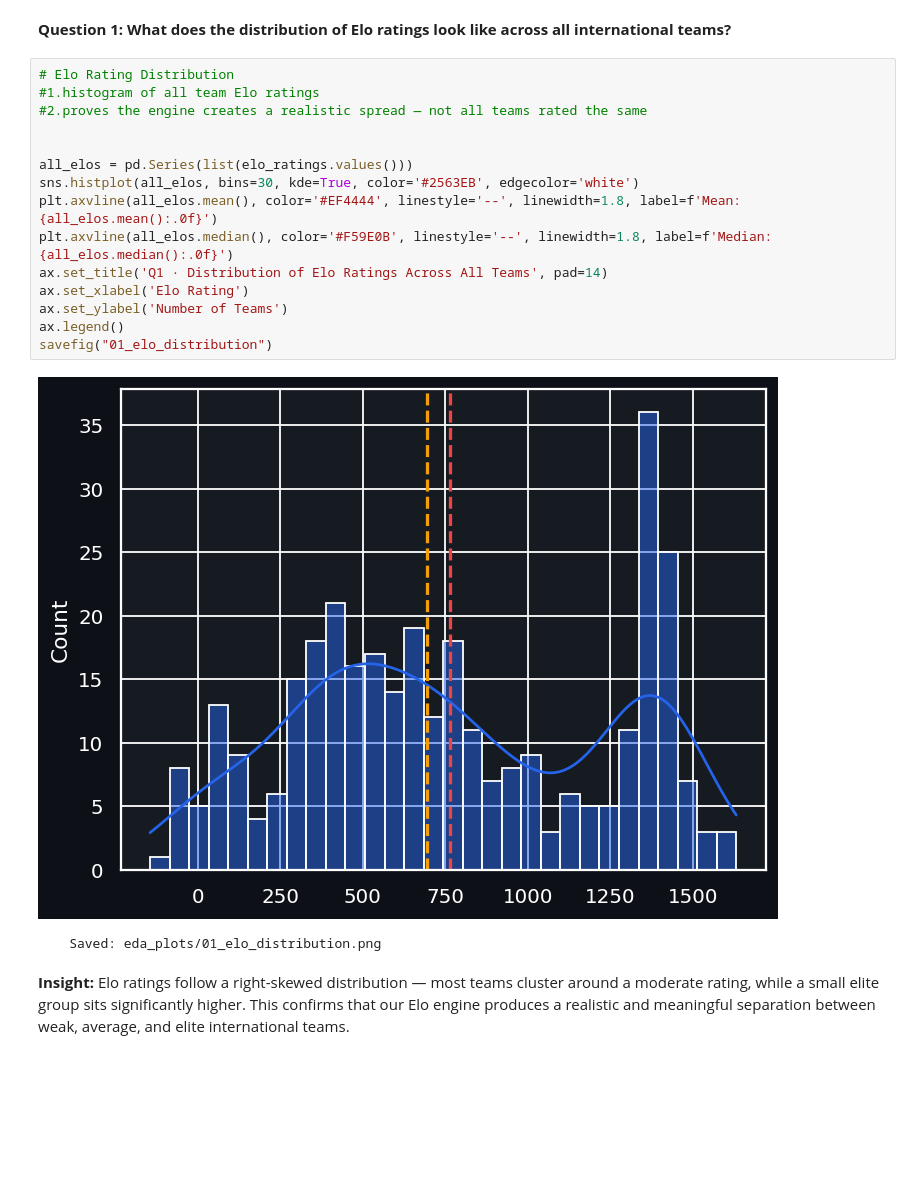
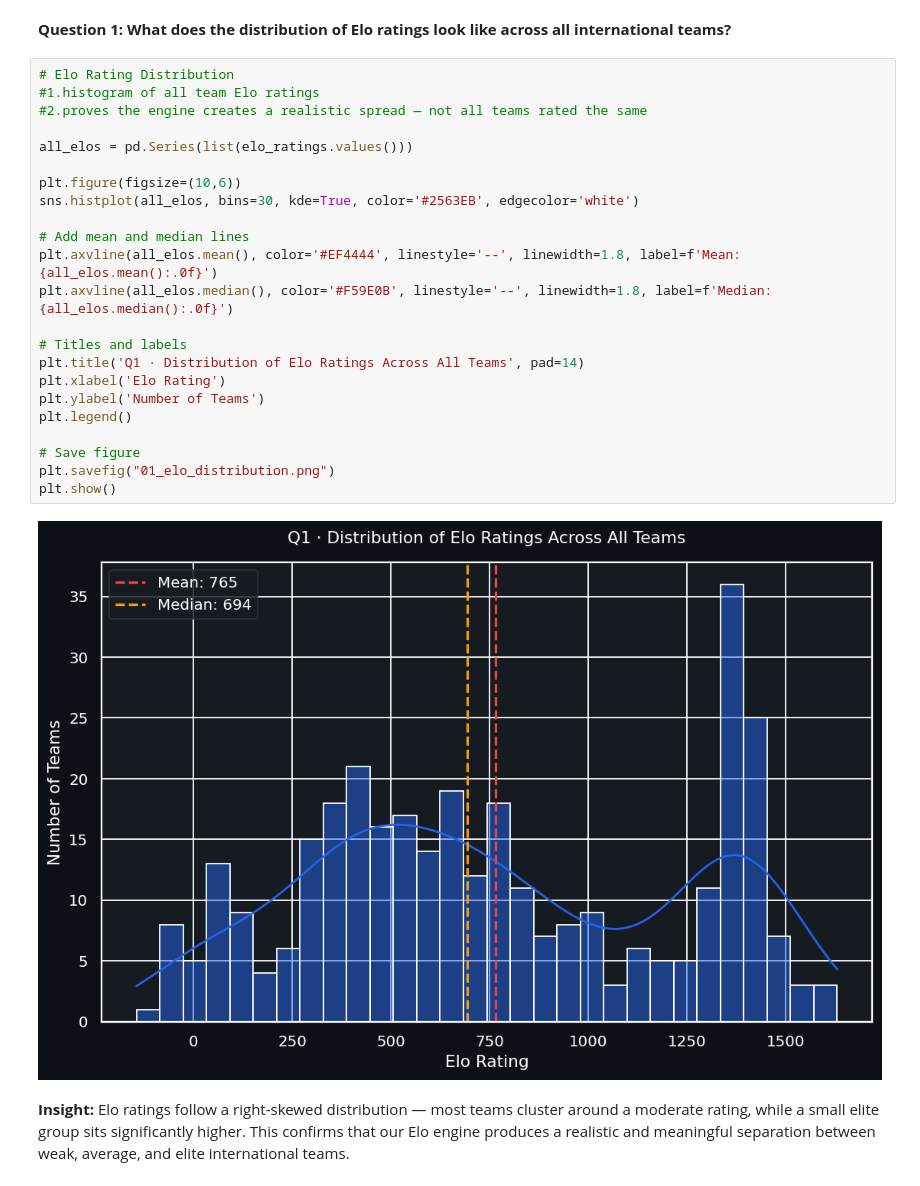
Before and after one commit to EngMohamed-op/supervised-and-unsupervised-project, a Jupyter notebook: WorldCup2026Prediction.ipynb, the cells around one changed output. Cells and saved outputs as stored; diff of their text form; blank space fills up the shorter version.

```diff
--- a/WorldCup2026Prediction.ipynb
+++ b/WorldCup2026Prediction.ipynb
@@ -844,21 +844,28 @@ def savefig(name):
 # %%
 # Elo Rating Distribution
 #1.histogram of all team Elo ratings
 #2.proves the engine creates a realistic spread — not all teams rated the same
 
+all_elos = pd.Series(list(elo_ratings.values()))
 
-all_elos = pd.Series(list(elo_ratings.values()))
+plt.figure(figsize=(10,6))
 sns.histplot(all_elos, bins=30, kde=True, color='#2563EB', edgecolor='white')
+
+# Add mean and median lines
 plt.axvline(all_elos.mean(), color='#EF4444', linestyle='--', linewidth=1.8, label=f'Mean: {all_elos.mean():.0f}')
 plt.axvline(all_elos.median(), color='#F59E0B', linestyle='--', linewidth=1.8, label=f'Median: {all_elos.median():.0f}')
-ax.set_title('Q1 · Distribution of Elo Ratings Across All Teams', pad=14)
-ax.set_xlabel('Elo Rating')
-ax.set_ylabel('Number of Teams')
-ax.legend()
-savefig("01_elo_distribution")
+
+# Titles and labels
+plt.title('Q1 · Distribution of Elo Ratings Across All Teams', pad=14)
+plt.xlabel('Elo Rating')
+plt.ylabel('Number of Teams')
+plt.legend()
+
+# Save figure
+plt.savefig("01_elo_distribution.png")
+plt.show()
 # %% [output]
-[figure, old version]
+[figure, new version]
-    Saved: eda_plots/01_elo_distribution.png
 # %% [markdown]
 **Insight:** Elo ratings follow a right-skewed distribution — most teams cluster around a moderate rating, while a small elite group sits significantly higher. This confirms that our Elo engine produces a realistic and meaningful separation between weak, average, and elite international teams.
 # %% [markdown]
```
Also changed, not shown: parts of 20 cells of this notebook.
